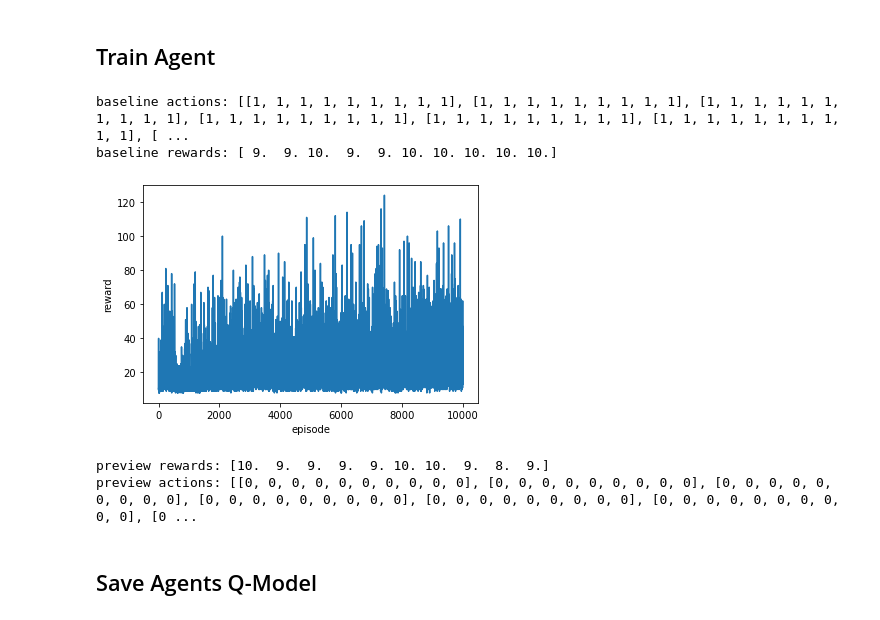
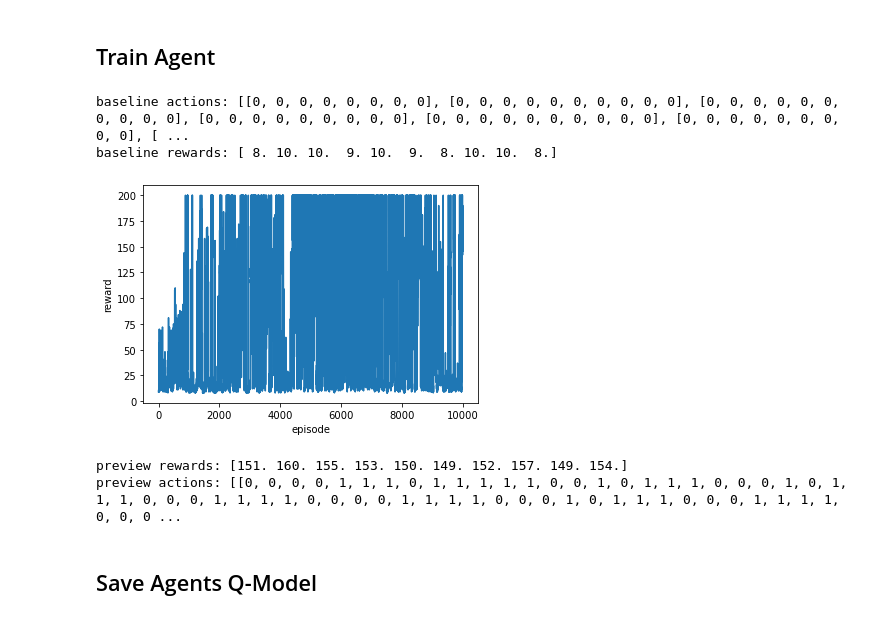
Before and after one commit to Hicks48/reinforcement-learning-course, a Jupyter notebook: q-learning/q-learning.ipynb, the cells around one changed output. Cells and saved outputs as stored; diff of their text form; code cells hidden in the pictures.

Commit message:
Agent succesfully learned to solve the cart pole problem

```diff
--- a/q-learning/q-learning.ipynb
+++ b/q-learning/q-learning.ipynb
@@ -291,7 +291,7 @@ def env_loop(env, agent, episodes, render=False, max_steps_per_episode=None, col
             action_t = agent.select_action(state_t)
             state_t1, reward_t, done, _ = env.step(action_t)
 
-            agent.observe([state_t, action_t, reward_t, state_t1])
+            agent.observe([state_t, action_t, reward_t, state_t1, 0 if done else 1])
 
             episode_rewards += reward_t
 
@@ -418,15 +418,16 @@ class Agent(object):
             return
 
         # Unpack batch
-        [batch_state_t, batch_action_t, batch_reward_t, batch_state_t1] = batch.T
+        [batch_state_t, batch_action_t, batch_reward_t, batch_state_t1, continues] = batch.T
         batch_state_t = np.concatenate(batch_state_t).reshape((-1, 4))
         batch_action_t = batch_action_t.astype(np.int32, copy=False)
         batch_reward_t = batch_reward_t.astype(np.float32, copy=False)
         batch_state_t1 = np.concatenate(batch_state_t1).reshape((-1, 4))
+        continues = np.array(continues).astype(np.float32)
 
         # Calculate target action values for minibatch
         target_action_value_estimates = self.q_net_target(torch.tensor(batch_state_t1).float()).detach().numpy()
-        y = batch_reward_t + self.discount_factor * self.e_greedy.select_action(target_action_value_estimates, force='exploit').values
+        y = batch_reward_t + continues * self.discount_factor * self.e_greedy.select_action(target_action_value_estimates, force='exploit').values
 
         # Reset gradients for training step
         self.optimizer.zero_grad()
@@ -484,7 +485,7 @@ train_episodes = 10000
 preview_episodes = 10
 discount_rate = 0.9
 batch_size = 12
-learning_rate = 0.01
+learning_rate = 0.001
 target_update_interval = 8
 
 # Create environment
@@ -505,38 +506,38 @@ policyParams = PolicyParams(
     make_qnet_fn(env)
 )
 
 agent = Agent(trainParams, policyParams)
 
 # Get agent baseline
 agent.set_state('eval')
 baseline_rewards, baseline_actions = env_loop(env, agent, preview_episodes, render=False, max_steps_per_episode=200, collect_actions=True)
 print(f'baseline actions: {baseline_actions}')
 print(f'baseline rewards: {baseline_rewards}')
 
 # Train in env environment
 agent.set_state('train')
 train_rewards, train_actions = env_loop(env, agent, train_episodes, render=False, max_steps_per_episode=200)
 
 # Visualize training
 plt.plot(list(range(len(train_rewards))), train_rewards)
 plt.xlabel('episode')
 plt.ylabel('reward')
 plt.show()
 
 # Preview learned agent
 agent.set_state('eval')
 preview_rewards, preview_actions = env_loop(env, agent, preview_episodes, render=True, max_steps_per_episode=200, collect_actions=True)
 print(f'preview rewards: {preview_rewards}')
 print(f'preview actions: {preview_actions}')
 
 # Close environment
 env.close()
 # %% [output]
-baseline actions: [[1, 1, 1, 1, 1, 1, 1, 1, 1], [1, 1, 1, 1, 1, 1, 1, 1, 1], [1, 1, 1, 1, 1, 1, 1, 1, 1, 1], [1, 1, 1, 1, 1, 1, 1, 1, 1], [1, 1, 1, 1, 1, 1, 1, 1, 1], [1, 1, 1, 1, 1, 1, 1, 1, 1, 1], [ ...
-baseline rewards: [ 9.  9. 10.  9.  9. 10. 10. 10. 10. 10.]
+baseline actions: [[0, 0, 0, 0, 0, 0, 0, 0], [0, 0, 0, 0, 0, 0, 0, 0, 0, 0], [0, 0, 0, 0, 0, 0, 0, 0, 0, 0], [0, 0, 0, 0, 0, 0, 0, 0, 0], [0, 0, 0, 0, 0, 0, 0, 0, 0, 0], [0, 0, 0, 0, 0, 0, 0, 0, 0], [ ...
+baseline rewards: [ 8. 10. 10.  9. 10.  9.  8. 10. 10.  8.]
-[figure, old version]
+[figure, new version]
-preview rewards: [10.  9.  9.  9.  9. 10. 10.  9.  8.  9.]
-preview actions: [[0, 0, 0, 0, 0, 0, 0, 0, 0, 0], [0, 0, 0, 0, 0, 0, 0, 0, 0], [0, 0, 0, 0, 0, 0, 0, 0, 0], [0, 0, 0, 0, 0, 0, 0, 0, 0], [0, 0, 0, 0, 0, 0, 0, 0, 0], [0, 0, 0, 0, 0, 0, 0, 0, 0, 0], [0 ...
+preview rewards: [151. 160. 155. 153. 150. 149. 152. 157. 149. 154.]
+preview actions: [[0, 0, 0, 0, 1, 1, 1, 0, 1, 1, 1, 1, 1, 0, 0, 1, 0, 1, 1, 1, 0, 0, 0, 1, 0, 1, 1, 1, 0, 0, 0, 1, 1, 1, 1, 0, 0, 0, 0, 1, 1, 1, 1, 0, 0, 0, 1, 0, 1, 1, 1, 0, 0, 0, 1, 1, 1, 1, 0, 0, 0 ...
 # %% [markdown]
 ## Save Agents Q-Model
 # %%
```
Also changed, not shown: parts of 7 cells of this notebook, 1 other file.
